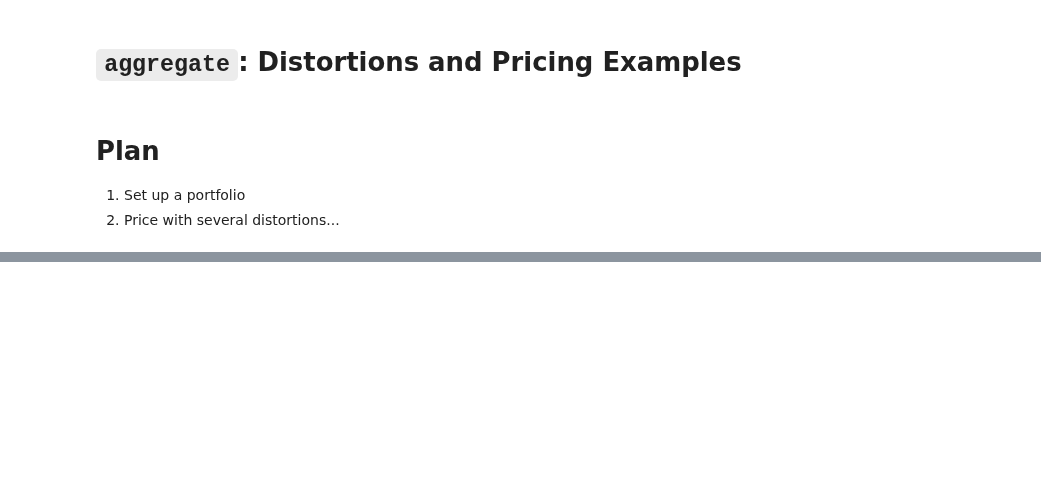
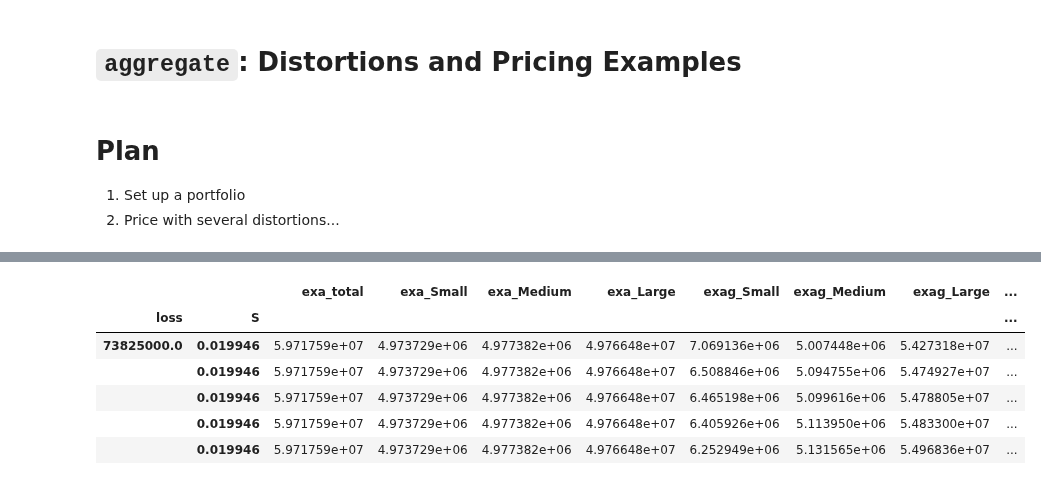
Before and after one commit to mynl/aggregate, a Jupyter notebook: examples/dist_and_pricing.ipynb, the cells around one changed output, grey strips where cells are left out. Saved outputs shown, nothing was run; the diff lists cells and outputs as text; code cells hidden in the pictures; blank space fills up the shorter version.

```diff
--- a/examples/dist_and_pricing.ipynb
+++ b/examples/dist_and_pricing.ipynb
@@ -104,0 +81,2 @@ port.plot('audit', aspect=1.414)
+# %%
+a, p, test, params, dd, table, stacked = port.uat(Ps=[0.99], LRs=[0.875], r0=0.03, verbose=True)
@@ -104,0 +125,4 @@ port.plot('audit', aspect=1.414)
+# %%
+axiter = agg.axiter_factory(None, 5, aspect=1.414)
+for d in dd.values():
+    ans = port2.apply_distortion(d, axiter, 2)
@@ -104,0 +131,2 @@ port.plot('audit', aspect=1.414)
+# %%
+a, p, test, arams, dd, table, stacked = port2.uat(LRs=[0.9], r0=0.025, num_plots=0)
@@ -104,0 +142,11 @@ port.plot('audit', aspect=1.414)
+# %%
+a = a.set_index(['loss', 'S'])
+a
+# %% [output]
+|  |  | exa_total | exa_Small | exa_Medium | exa_Large | exag_Small | exag_Medium | exag_Large | ... |
+| loss | S |  |  |  |  |  |  |  | ... |
+| 73825000.0 | 0.019946 | 5.971759e+07 | 4.973729e+06 | 4.977382e+06 | 4.976648e+07 | 7.069136e+06 | 5.007448e+06 | 5.427318e+07 | ... |
+|  | 0.019946 | 5.971759e+07 | 4.973729e+06 | 4.977382e+06 | 4.976648e+07 | 6.508846e+06 | 5.094755e+06 | 5.474927e+07 | ... |
+|  | 0.019946 | 5.971759e+07 | 4.973729e+06 | 4.977382e+06 | 4.976648e+07 | 6.465198e+06 | 5.099616e+06 | 5.478805e+07 | ... |
+|  | 0.019946 | 5.971759e+07 | 4.973729e+06 | 4.977382e+06 | 4.976648e+07 | 6.405926e+06 | 5.113950e+06 | 5.483300e+07 | ... |
+|  | 0.019946 | 5.971759e+07 | 4.973729e+06 | 4.977382e+06 | 4.976648e+07 | 6.252949e+06 | 5.131565e+06 | 5.496836e+07 | ... |
```
Also changed, not shown: parts of 35 cells of this notebook, 4 other files.
